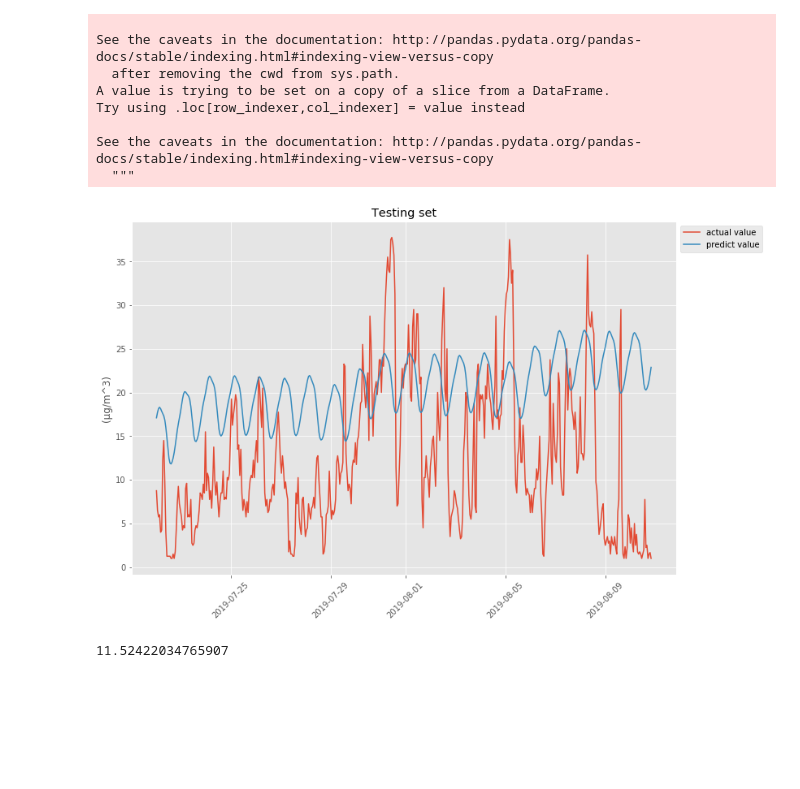
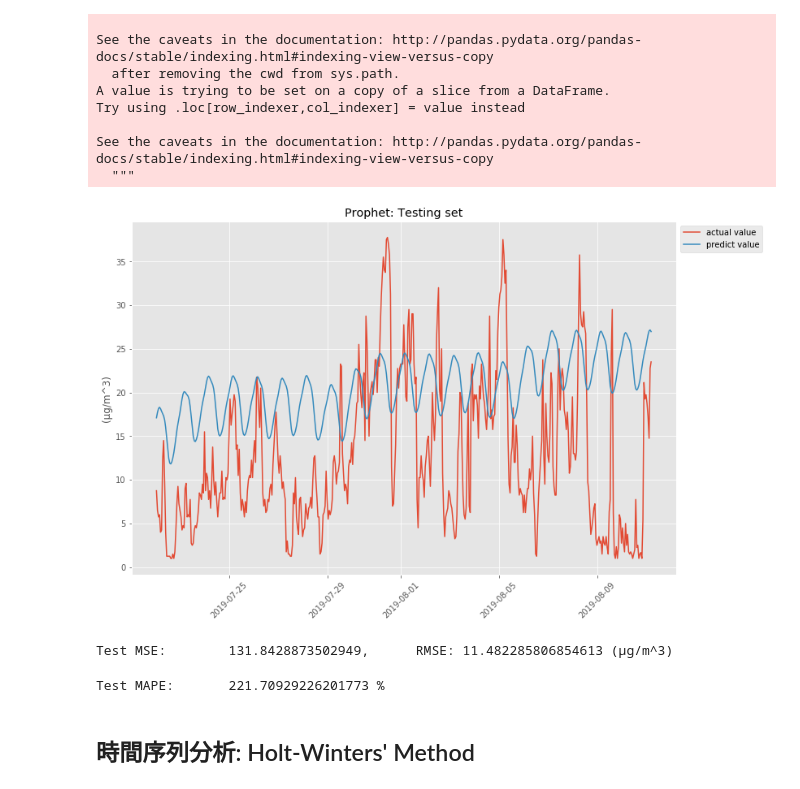
Before and after one commit to kevin110604/pm2.5_training, a Jupyter notebook: pm2.5_training_notebook.ipynb, the cells around one changed output. Drawn from its saved outputs; the diff is of its cells as text; code cells hidden in the pictures; blank space fills up the shorter version.

Commit message:
Add Holt-Winters' Method

```diff
--- a/pm2.5_training_notebook.ipynb
+++ b/pm2.5_training_notebook.ipynb
@@ -634,8 +634,8 @@ def get_time(x):
 df3mean['time'] = df3mean[['month', 'day', 'hour']].apply(get_time, axis=1)
 # %%
 # Create another df for fitting model
-df_4_fit = pd.DataFrame(columns=['ds','y'])
-df_4_fit['ds'] = df3mean['time']
+df_4_fit = pd.DataFrame(columns=['ds_tz','y'])
+df_4_fit['ds_tz'] = df3mean['time']
 df_4_fit['y'] = df3mean['pm2.5'].values
 # %%
 # Input time
@@ -644,12 +644,12 @@ taipei_tz = pytz.timezone('Asia/Taipei')
 # Set time
 middle_time = dt.datetime.strptime(time, '%Y %m %d').replace(tzinfo=taipei_tz)
 # Divid training set and test set
-train_prophet = df_4_fit[df_4_fit['ds'] < middle_time]
-test_prophet = df_4_fit[df_4_fit['ds'] >= middle_time]
+train_prophet = df_4_fit[df_4_fit['ds_tz'] < middle_time]
+test_prophet = df_4_fit[df_4_fit['ds_tz'] >= middle_time]
 # %%
 # Discard timezone info
-train_prophet['ds'] = train_prophet['ds'].values
-test_prophet['ds'] = test_prophet['ds'].values
+train_prophet['ds'] = train_prophet['ds_tz'].values
+test_prophet['ds'] = test_prophet['ds_tz'].values
 # %% [output]
 A value is trying to be set on a copy of a slice from a DataFrame.
 Try using .loc[row_indexer,col_indexer] = value instead
@@ -740,20 +740,33 @@ predict_y = predict_y[predict_y['ds'] > middle_time]
 # %%
 # Add explicitly converter
 pd.plotting.register_matplotlib_converters()
 # Plt
 plt.figure(figsize=(12, 8))
 plt.style.use('ggplot')
 plt.plot(test_prophet['ds'], test_prophet['y'], label='actual value')
 plt.plot(predict_y['ds'], predict_y['yhat'], label='predict value')
 plt.xticks(rotation=45)
 plt.ylabel('(μg/m^3)')
 plt.legend(loc='upper left', bbox_to_anchor=(1,1))
-plt.title('Testing set')
+plt.title('Prophet: Testing set')
 plt.show()
 # %% [output]
-[figure, old version]
+[figure, new version]
 # %%
 # Calculate mean squared error for test set
-np.sqrt(metrics.mean_squared_error(test_prophet['y'], predict_y['yhat']))
+test_mse = metrics.mean_squared_error(test_prophet['y'], predict_y['yhat'])
+print('Test MSE:\t %s,\t RMSE: %s (μg/m^3)' % (test_mse, np.sqrt(test_mse)))
 # %% [output]
-11.52422034765907
+Test MSE:        131.8428873502949,      RMSE: 11.482285806854613 (μg/m^3)
+# %%
+# Calculate mean absolute percentage error for test set
+def mean_absolute_percentage_error(y_true, y_pred):
+    y_true, y_pred = np.array(y_true), np.array(y_pred)
+    return np.mean(np.abs((y_true - y_pred) / y_true)) * 100
+
+test_mape = mean_absolute_percentage_error(test_prophet['y'], predict_y['yhat'])
+print('Test MAPE:\t %s %%' % test_mape)
+# %% [output]
+Test MAPE:       221.70929226201773 %
+# %% [markdown]
+## 時間序列分析: Holt-Winters' Method
```
Also changed, not shown: parts of 10 cells of this notebook, 1 other file.
